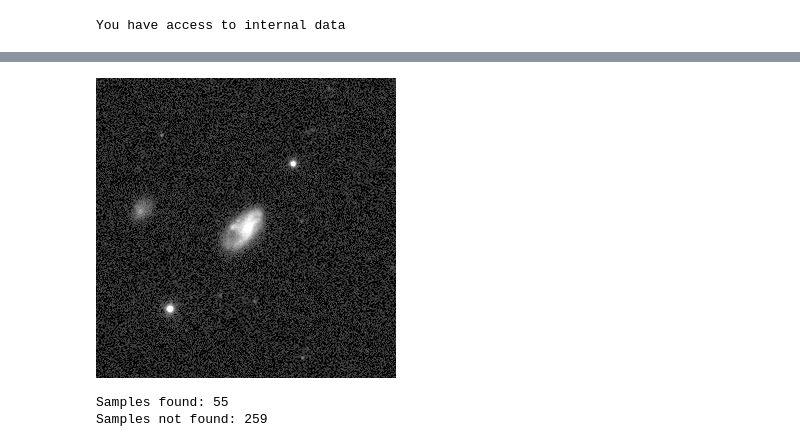
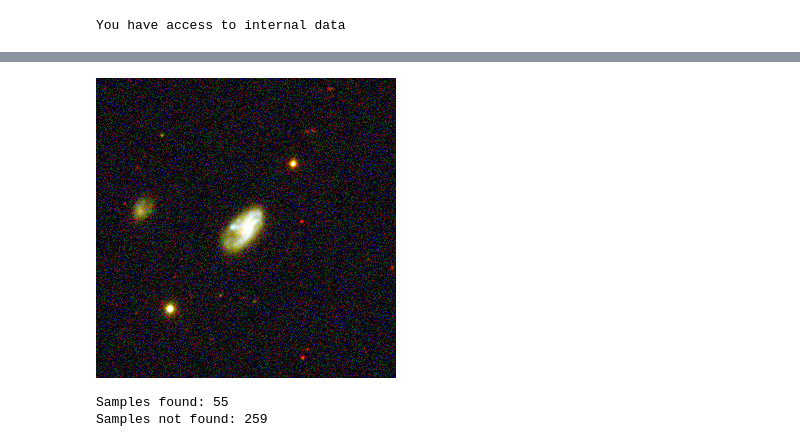
Before and after one commit to barbaralunarti/splus-images, a Jupyter notebook: splus_data.ipynb, the cells around one changed output, grey strips where cells are left out. Cells and saved outputs as stored; diff of their text form; code cells hidden in the pictures.

Commit message:
Obtaining images

```diff
--- a/splus_data.ipynb
+++ b/splus_data.ipynb
@@ -35,8 +32,8 @@ print (coord)
 # %%
-hdu = conn.get_band_img(coord.ra.degree, coord.dec.degree, 300, 'R')
+hdu = conn.twelve_band_img(coord.ra.degree, coord.dec.degree, 300)
 hdu
 # %% [output]
-[figure, old version]
+[figure, new version]
 # %%
 # Filtering galaxies found in S-PLUS
 
```
Also changed, not shown: parts of 2 cells of this notebook.
